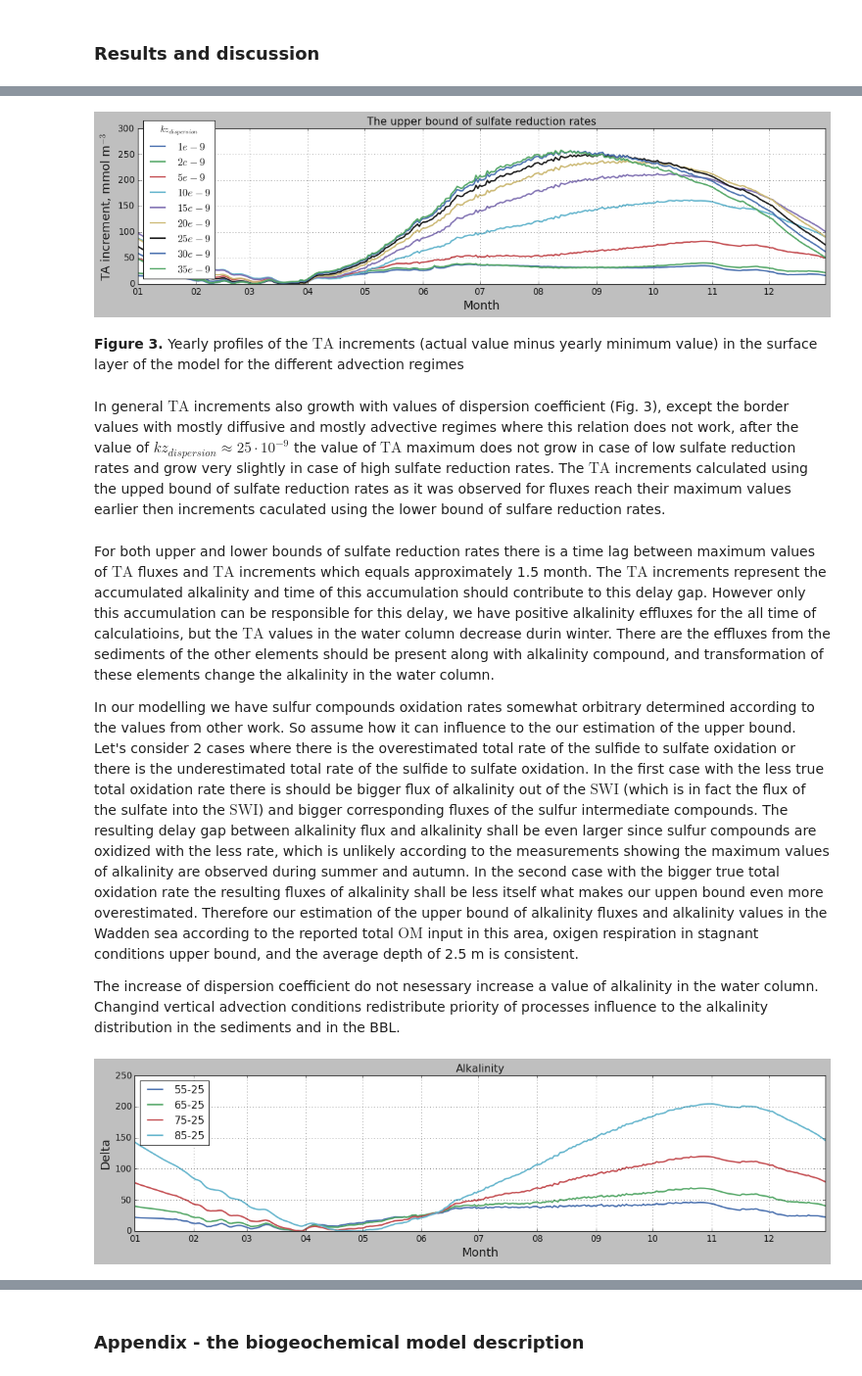
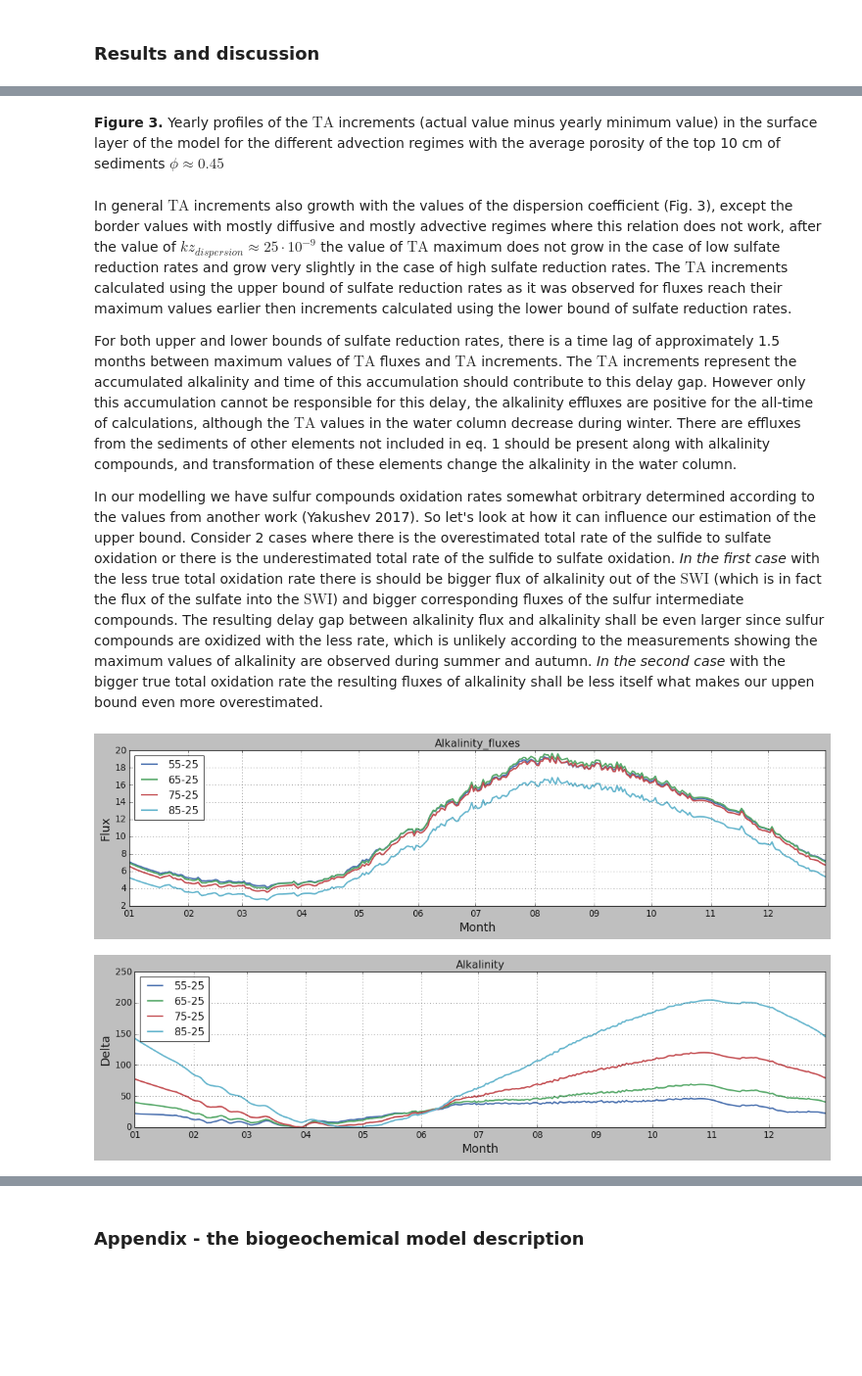
Before and after one commit to limash/Alkalinity_in_the_Wadden_Sea, a Jupyter notebook: Sedimentary_alkalinity_release_in_the_Wadden_Sea.ipynb, the cells around one changed output, grey strips where cells are left out. Shown at 98% size. Saved outputs shown, nothing was run; the diff lists cells and outputs as text; code cells hidden in the pictures; blank space fills up the shorter version.

Commit message:
Add some results

```diff
--- a/Sedimentary_alkalinity_release_in_the_Wadden_Sea.ipynb
+++ b/Sedimentary_alkalinity_release_in_the_Wadden_Sea.ipynb
@@ -248,29 +258,22 @@ vs.plot_alkalinity_low()
-# %%
-vs.plot_alkalinity_high()
-# %% [output]
-[figure, removed]
 # %% [markdown]
-**Figure 3.** Yearly profiles of the $\textrm{TA}$ increments (actual value minus yearly minimum value) in the surface layer of the model for the different advection regimes
+**Figure 3.** Yearly profiles of the $\textrm{TA}$ increments (actual value minus yearly minimum value) in the surface layer of the model for the different advection regimes with the average porosity of the top 10 cm of sediments $\phi \approx 0.45$
 # %% [markdown]
-In general $\textrm{TA}$ increments also growth with values of dispersion coefficient (Fig. 3), except the border values with mostly diffusive and mostly advective regimes where this relation does not work, after the value of $kz_{dispersion} \approx 25 \cdot 10^{-9}$ the value of $\textrm{TA}$ maximum does not grow in case of low sulfate reduction rates and grow very slightly in case of high sulfate reduction rates.
-The $\textrm{TA}$ increments calculated using the upped bound of sulfate reduction rates as it was observed for fluxes reach their maximum values earlier then increments caculated using the lower bound of sulfare reduction rates.
+In general $\textrm{TA}$ increments also growth with the values of the dispersion coefficient (Fig. 3), except the border values with mostly diffusive and mostly advective regimes where this relation does not work, after the value of $kz_{dispersion} \approx 25 \cdot 10^{-9}$ the value of $\textrm{TA}$ maximum does not grow in the case of low sulfate reduction rates and grow very slightly in the case of high sulfate reduction rates.
+The $\textrm{TA}$ increments calculated using the upper bound of sulfate reduction rates as it was observed for fluxes reach their maximum values earlier then increments calculated using the lower bound of sulfate reduction rates.
+
+For both upper and lower bounds of sulfate reduction rates, there is a time lag of approximately 1.5 months between maximum values of $\textrm{TA}$ fluxes and $\textrm{TA}$ increments.
+The $\textrm{TA}$ increments represent the accumulated alkalinity and time of this accumulation should contribute to this delay gap.
+However only this accumulation cannot be responsible for this delay, the alkalinity effluxes are positive for the all-time of calculations, although the $\textrm{TA}$ values in the water column decrease during winter.
+There are effluxes from the sediments of other elements not included in eq. 1 should be present along with alkalinity compounds, and transformation of these elements change the alkalinity in the water column.
+
+In our modelling we have sulfur compounds oxidation rates somewhat orbitrary determined according to the values from another work (Yakushev 2017).
+So let's look at how it can influence our estimation of the upper bound.
+Consider 2 cases where there is the overestimated total rate of the sulfide to sulfate oxidation or there is the underestimated total rate of the sulfide to sulfate oxidation.
+*In the first case* with the less true total oxidation rate there is should be bigger flux of alkalinity out of the $\textrm{SWI}$ (which is in fact the flux of the sulfate into the $\textrm{SWI}$) and bigger corresponding fluxes of the sulfur intermediate compounds.
+The resulting delay gap between alkalinity flux and alkalinity shall be even larger since sulfur compounds are oxidized with the less rate, which is unlikely according to the measurements showing the maximum values of alkalinity are observed during summer and autumn.
+*In the second case* with the bigger true total oxidation rate the resulting fluxes of alkalinity shall be less itself what makes our uppen bound even more overestimated.
-# %% [markdown]
-For both upper and lower bounds of sulfate reduction rates there is a time lag between maximum values of $\textrm{TA}$ fluxes and $\textrm{TA}$ increments which equals approximately 1.5 month.
-The $\textrm{TA}$ increments represent the accumulated alkalinity and time of this accumulation should contribute to this delay gap.
-However only this accumulation can be responsible for this delay, we have positive alkalinity effluxes for the all time of calculatioins, but the $\textrm{TA}$ values in the water column decrease durin winter.
-There are the effluxes from the sediments of the other elements should be present along with alkalinity compound, and transformation of these elements change the alkalinity in the water column.
-
-In our modelling we have sulfur compounds oxidation rates somewhat orbitrary determined according to the values from other work.
-So assume how it can influence to the our estimation of the upper bound.
-Let's consider 2 cases where there is the overestimated total rate of the sulfide to sulfate oxidation or there is the underestimated total rate of the sulfide to sulfate oxidation.
-In the first case with the less true total oxidation rate there is should be bigger flux of alkalinity out of the $\textrm{SWI}$ (which is in fact the flux of the sulfate into the $\textrm{SWI}$) and bigger corresponding fluxes of the sulfur intermediate compounds.
-The resulting delay gap between alkalinity flux and alkalinity shall be even larger since sulfur compounds are oxidized with the less rate, which is unlikely according to the measurements showing the maximum values of alkalinity are observed during summer and autumn.
-In the second case with the bigger true total oxidation rate the resulting fluxes of alkalinity shall be less itself what makes our uppen bound even more overestimated.
-Therefore our estimation of the upper bound of alkalinity fluxes and alkalinity values in the Wadden sea according to the reported total $\textrm{OM}$ input in this area, oxigen respiration in stagnant conditions upper bound, and the average depth of 2.5 m is consistent.
-
-The increase of dispersion coefficient do not nesessary increase a value of alkalinity in the water column.
-Changind vertical advection conditions redistribute priority of processes influence to the alkalinity distribution in the sediments and in the BBL.
 # %%
-vs.plot_alkalinity_porosities()
+vs.plot_alkalinity_flux_porosities(); vs.plot_alkalinity_porosities()
 # %% [output]
-[figure, old version]
+[figure, new version]
+[figure, added]
```
Also changed, not shown: parts of 12 cells of this notebook, 2 other files.
